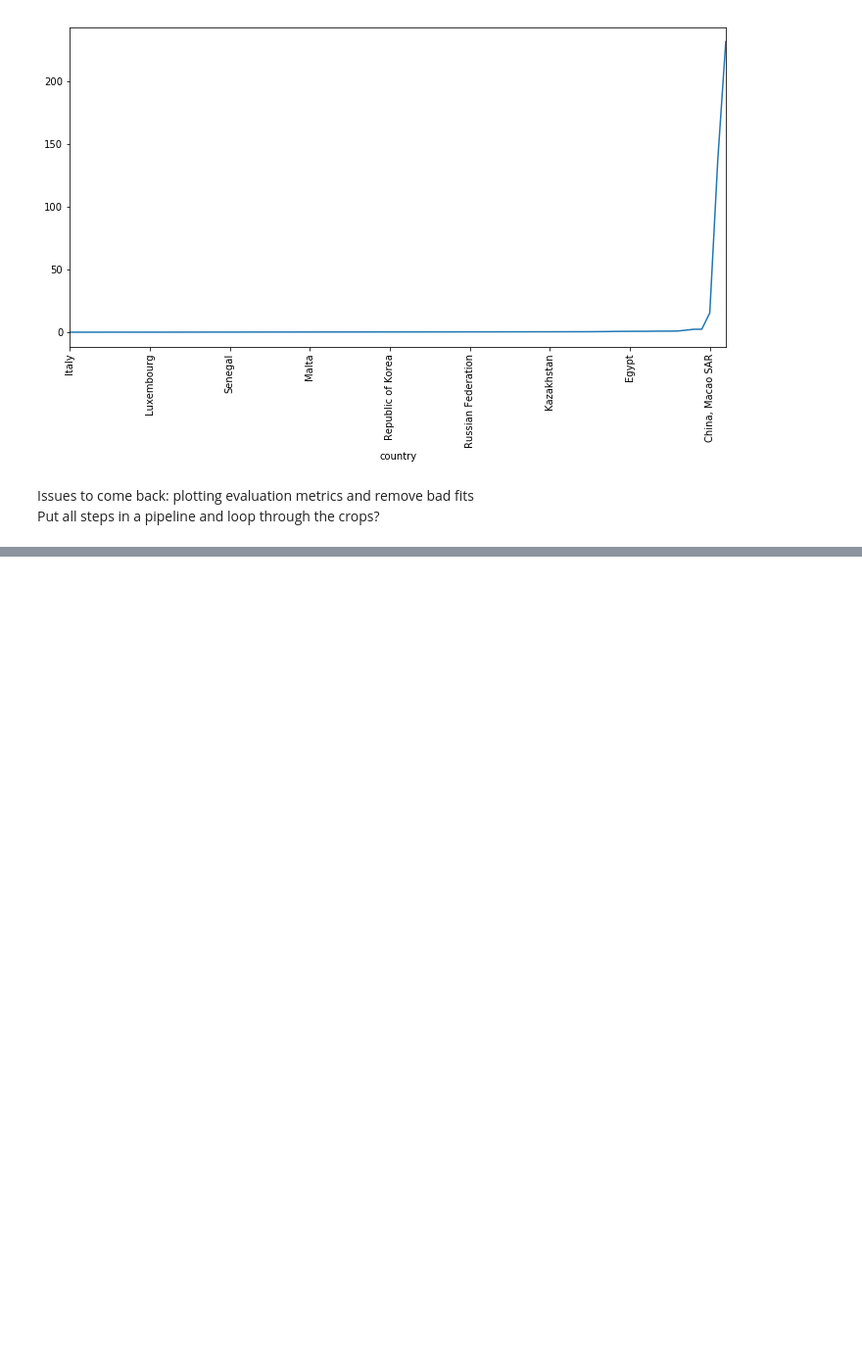
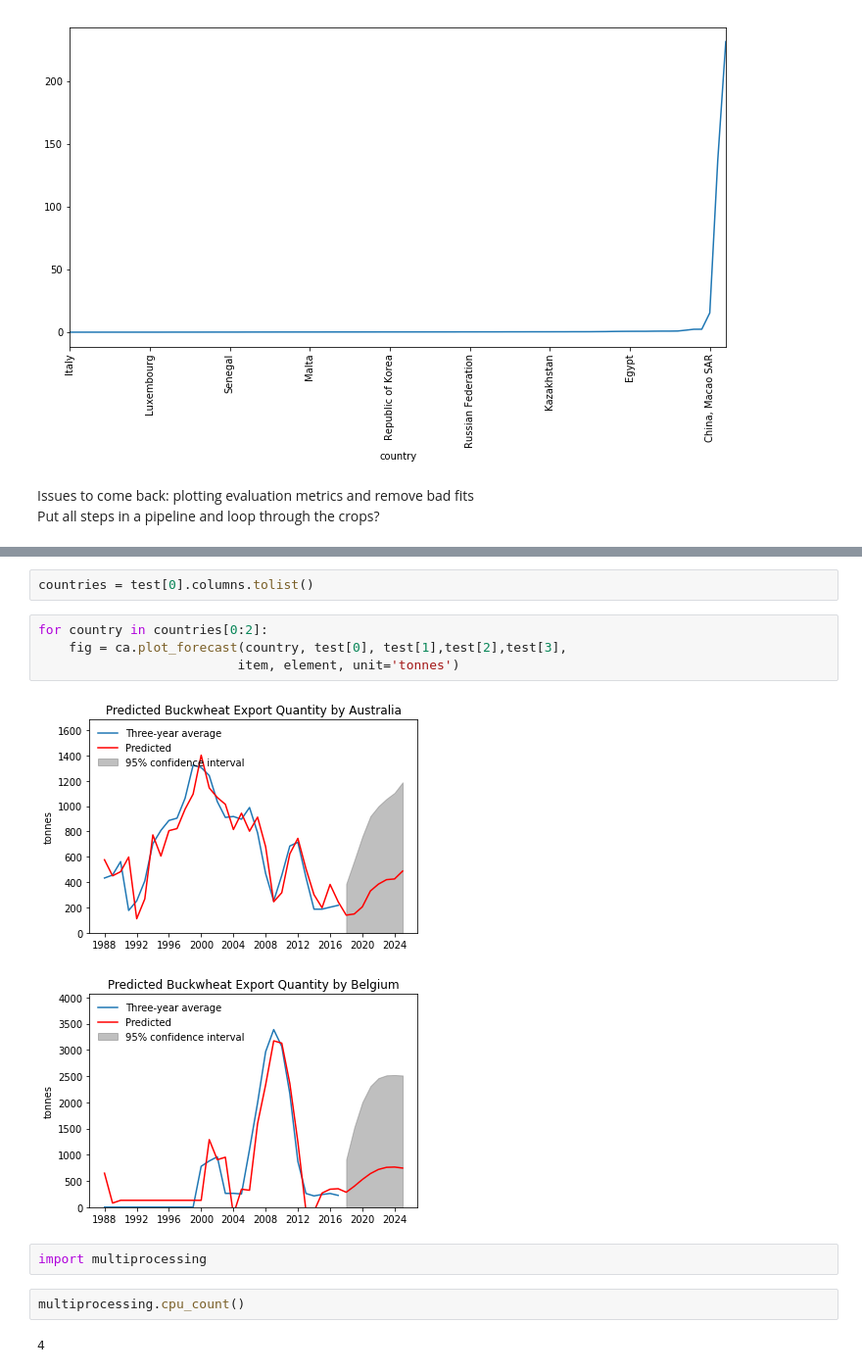
Before and after one commit to BrachyS/crop-trends, a Jupyter notebook: notebooks/4_top_crops_arima.ipynb, the cells around one changed output, grey strips where cells are left out. Shown at 98% size. Cells and saved outputs as stored; diff of their text form; blank space fills up the shorter version.

```diff
--- a/notebooks/4_top_crops_arima.ipynb
+++ b/notebooks/4_top_crops_arima.ipynb
@@ -319,0 +418,15 @@ Put all steps in a pipeline and loop through the crops?
+# %%
+countries = test[0].columns.tolist()
+# %%
+for country in countries[0:2]:
+    fig = ca.plot_forecast(country, test[0], test[1],test[2],test[3],
+                          item, element, unit='tonnes')
+# %% [output]
+[figure, added]
+[figure, added]
+# %%
+import multiprocessing
+# %%
+multiprocessing.cpu_count()
+# %% [output]
+4
```
Also changed, not shown: parts of 12 cells of this notebook, 3 other files.
